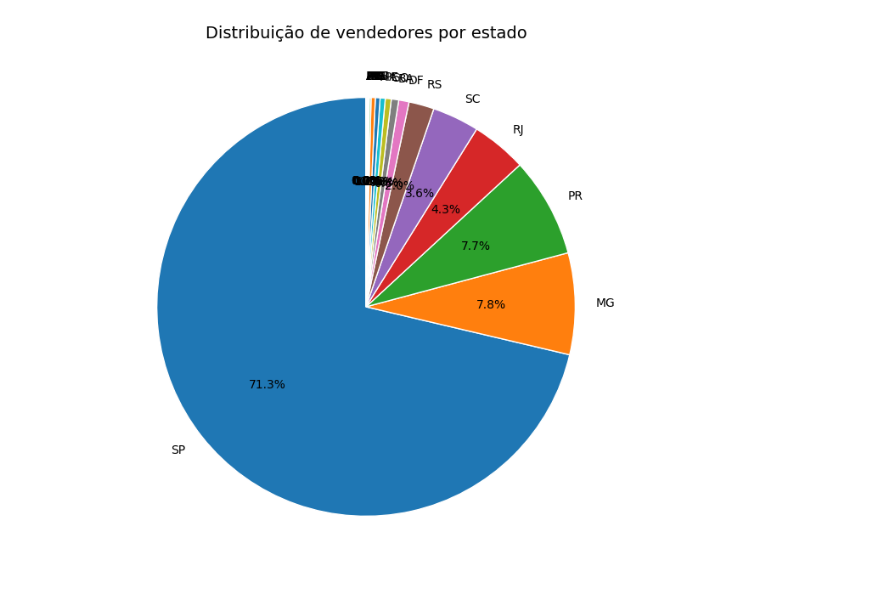
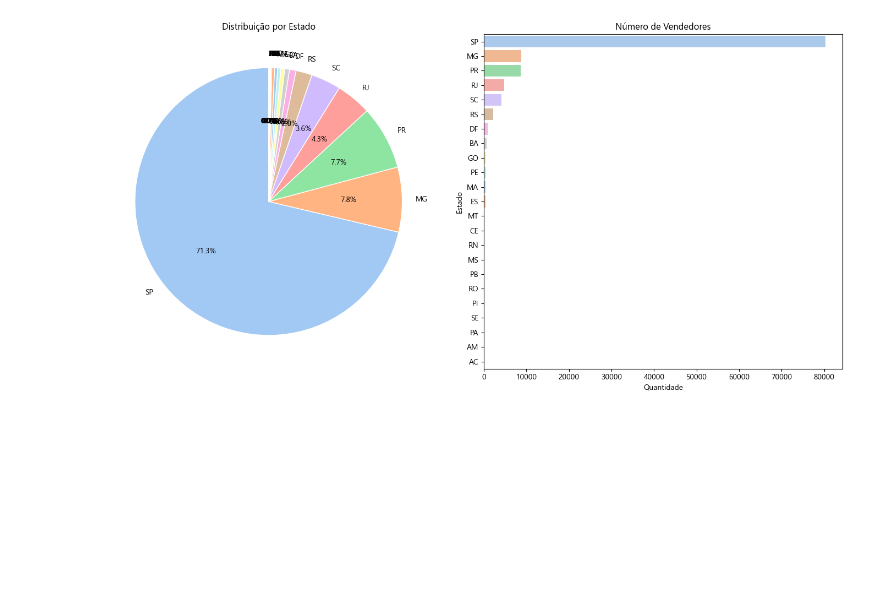
Before and after one commit to wandbalbino/EcommerceOlist, a Jupyter notebook: AnaliseOlist.ipynb, the cells around one changed output. Saved outputs shown, nothing was run; the diff lists cells and outputs as text; code cells hidden in the pictures; blank space fills up the shorter version.

```diff
--- a/AnaliseOlist.ipynb
+++ b/AnaliseOlist.ipynb
@@ -13,4 +19,5 @@ print("Pasta existe?", os.path.exists(pasta))
 # %%
+#Etapa04 - Carregar todos os datasets apenas 1 vez
 arquivos = {
     "categories": "product_category_name_translation.csv",
     "customers": "olist_customers_dataset.csv",
@@ -23,8 +30,12 @@ arquivos = {
     "reviews": "olist_order_reviews_dataset.csv"
 }
 
-dfs = {nome: pd.read_csv(os.path.join(pasta, arquivo)) for nome, arquivo in arquivos.items()}
+dfs = {
+    nome: pd.read_csv(os.path.join(pasta, arquivo))
+    for nome, arquivo in arquivos.items()
+}
 
+print("--- ARQUIVOS CARREGADOS ---")
 for nome, df in dfs.items():
-    print(f"{nome:12s} -> {df.shape[0]:>7,d} linhas x {df.shape[1]:>2d} colunas")
+    print(f"{nome:12s} -> {df.shape[0]:>7,d} linhas x {df.shape[1]:>2d}")
 # %% [output]
@@ -144,17 +173,37 @@ plt.show()
 # %%
-import matplotlib.pyplot as plt
+#Etapa12 — pizza + barras lado a lado
+vendedores_estado = vendedores_geo['seller_state'].value_counts()
+cores = sns.color_palette("pastel", len(vendedores_estado))
 
-plt.figure(figsize=(8, 8))
-vendedores_geo['seller_state'].value_counts().plot(
-    kind='pie',
+fig, ax = plt.subplots(1, 2, figsize=(14, 7))
+
+# pizza
+ax[0].pie(
+    vendedores_estado,
+    labels=vendedores_estado.index,
     autopct='%1.1f%%',
     startangle=90,
+    colors=cores,
     wedgeprops={'edgecolor': 'white'}
 )
+ax[0].set_title("Distribuição por Estado")
 
-plt.title("Distribuição de vendedores por estado", fontsize=14)
-plt.ylabel('')
+# barras — corrigido FutureWarning
+sns.barplot(
+    y=vendedores_estado.index,
+    x=vendedores_estado.values,
+    hue=vendedores_estado.index,
+    legend=False,
+    palette="pastel",
+    ax=ax[1]
+)
+
+ax[1].set_title("Número de Vendedores")
+ax[1].set_xlabel("Quantidade")
+ax[1].set_ylabel("Estado")
+
+plt.tight_layout()
 plt.show()
 # %% [output]
-[figure, old version]
+[figure, new version]
 # %%
```
Also changed, not shown: parts of 16 cells of this notebook.
